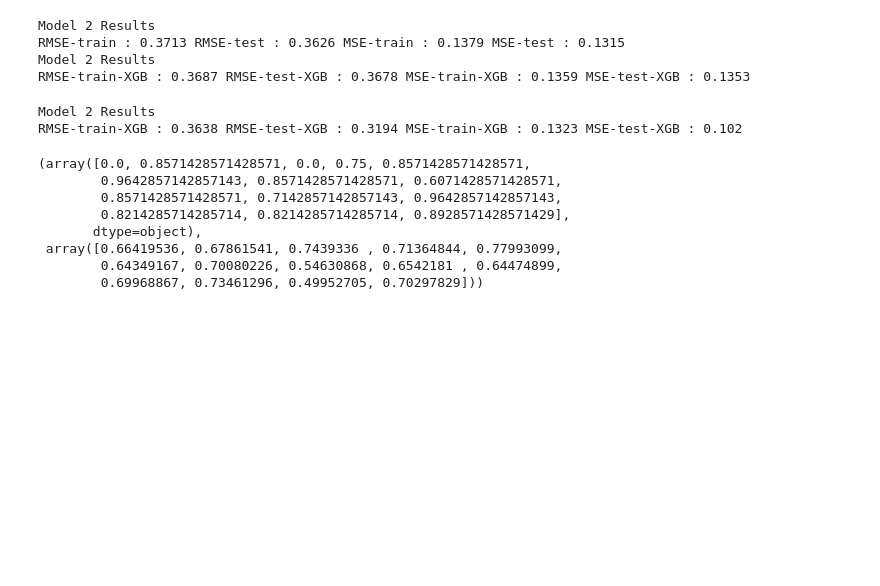
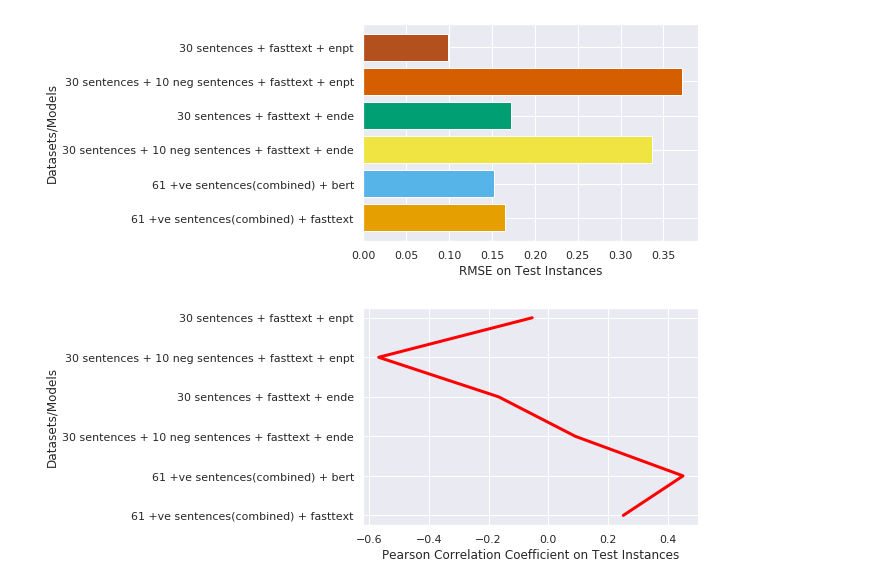
Before and after one commit to DebanjanaKar/GSoC-FrameNetBr, a Jupyter notebook: code/baselines.ipynb, the cells around one changed output. Cells and saved outputs as stored; diff of their text form; code cells hidden in the pictures; blank space fills up the shorter version.

Commit message:
modified the code with different models and data analysis

```diff
--- a/code/baselines.ipynb
+++ b/code/baselines.ipynb
@@ -130,0 +196,11 @@ Size of Test Size : 14
+# %%
+#model with 61 sentences as data size & bert embeddings - using simple linear regressor: baseline 4
+
+X_train, X_test, y_train, y_test = get_X_Y(pd.DataFrame(data_original_bert).T, 0.33)
+ypred_train, ypred_test, score_train, score_test = simple_LR(X_train, X_test, y_train, y_test)
+
+print("--------------------------------------------")
+#model 3 scores
+print(score_train, score_test)
+mse_train_bert, rmse_train_bert, corel_train_bert = scores(y_train, ypred_train, "train")
+mse_test_bert, rmse_test_bert, corel_test_bert = scores(y_test, ypred_test, "test")
@@ -251,13 +217,0 @@ array([0.17944231])
-# %%
-#model 2 scores
-#En-Pt scores
-mse_train_enpt, rmse_train_enpt = scores(y_train_enpt, ypred_train_enpt)
-mse_test_enpt, rmse_test_enpt = scores(y_test_enpt, ypred_test_enpt)
-print("En-Pt Results")
-print("RMSE-train :", rmse_train_enpt, "RMSE-test :", rmse_test_enpt, "MSE-train :", mse_train_enpt, "MSE-test :", mse_test_enpt)
-
-#En-De scores
-mse_train_ende, rmse_train_ende = scores(y_train_ende, ypred_train_ende)
-mse_test_ende, rmse_test_ende = scores(y_test_ende, ypred_test_ende)
-print("En-De Results")
-print("RMSE-train :", rmse_train_ende, "RMSE-test :", rmse_test_ende, "MSE-train :", mse_train_ende, "MSE-test :", mse_test_ende)
@@ -269,29 +218,24 @@ RMSE-train : 0.3772 RMSE-test : 0.3152 MSE-train : 0.1423 MSE-test : 0.0993
-# %%
-#model 3 scores
-mse_train, rmse_train = scores(y_train, ypred_train)
-mse_test, rmse_test = scores(y_test, ypred_test)
-print("Model 2 Results")
-print("RMSE-train :", rmse_train, "RMSE-test :", rmse_test, "MSE-train :", mse_train, "MSE-test :", mse_test)
-# %% [output]
-Model 2 Results
-RMSE-train : 0.3713 RMSE-test : 0.3626 MSE-train : 0.1379 MSE-test : 0.1315
-Model 2 Results
-RMSE-train-XGB : 0.3687 RMSE-test-XGB : 0.3678 MSE-train-XGB : 0.1359 MSE-test-XGB : 0.1353
-# %%
-#model 4 scores
-mse_train_xgb, rmse_train_xgb = scores(y_train_xgb, ypred_train_xgb)
-mse_test_xgb, rmse_test_xgb = scores(y_test_xgb, ypred_test_xgb)
-print("Model 2 Results")
-print("RMSE-train-XGB :", rmse_train_xgb, "RMSE-test-XGB :", rmse_test_xgb, "MSE-train-XGB :", mse_train_xgb, "MSE-test-XGB :", mse_test_xgb)
-y_test_xgb, ypred_test_xgb
-# %% [output]
-Model 2 Results
-RMSE-train-XGB : 0.3638 RMSE-test-XGB : 0.3194 MSE-train-XGB : 0.1323 MSE-test-XGB : 0.102
-(array([0.0, 0.8571428571428571, 0.0, 0.75, 0.8571428571428571,
-        0.9642857142857143, 0.8571428571428571, 0.6071428571428571,
-        0.8571428571428571, 0.7142857142857143, 0.9642857142857143,
-        0.8214285714285714, 0.8214285714285714, 0.8928571428571429],
-       dtype=object),
- array([0.66419536, 0.67861541, 0.7439336 , 0.71364844, 0.77993099,
-        0.64349167, 0.70080226, 0.54630868, 0.6542181 , 0.64474899,
-        0.69968867, 0.73461296, 0.49952705, 0.70297829]))
+# %%
+#plotting output
+
+#plotting rmse values
+y = [rmse_test_ft, rmse_test_bert, rmse_test_ende, rmse_test_ende_original, rmse_test_enpt, rmse_test_enpt_original]
+x = ["61 +ve sentences(combined) + fasttext", "61 +ve sentences(combined) + bert", "30 sentences + 10 neg sentences + fasttext + ende","30 sentences + fasttext + ende", "30 sentences + 10 neg sentences + fasttext + enpt", "30 sentences + fasttext + enpt"]
+colors = ['#E69F00', '#56B4E9', '#F0E442', '#009E73', '#D55E00', '#B2511D', '#0207DF']
+plt.barh(x, y, align = 'center', color = colors) # A bar chart
+plt.xlabel('RMSE on Test Instances')
+plt.ylabel('Datasets/Models')
+
+plt.show()
+
+y = [corel_test_ft, corel_test_bert, corel_test_ende, corel_ende_original_test, corel_test_enpt, corel_enpt_original_test]
+x = ["61 +ve sentences(combined) + fasttext", "61 +ve sentences(combined) + bert", "30 sentences + 10 neg sentences + fasttext + ende","30 sentences + fasttext + ende", "30 sentences + 10 neg sentences + fasttext + enpt", "30 sentences + fasttext + enpt"]
+#colors = ['#E69F00', '#56B4E9', '#F0E442', '#009E73', '#D55E00', '#B2511D', '#0207DF']
+plt.plot(y, x, color = 'red', lw = 3) # A bar chart
+plt.xlabel('Pearson Correlation Coefficient on Test Instances')
+plt.ylabel('Datasets/Models')
+
+plt.show()
+# %% [output]
+[figure, added]
+[figure, added]
```
Also changed, not shown: parts of 22 cells of this notebook.
